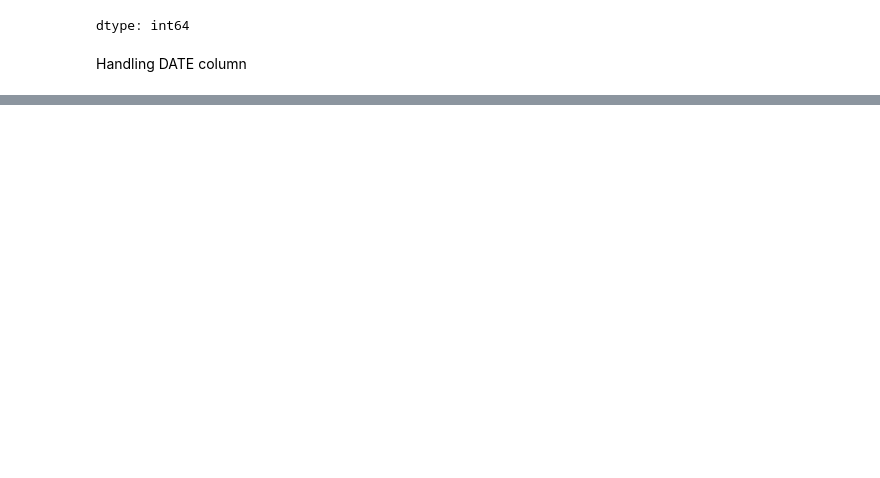
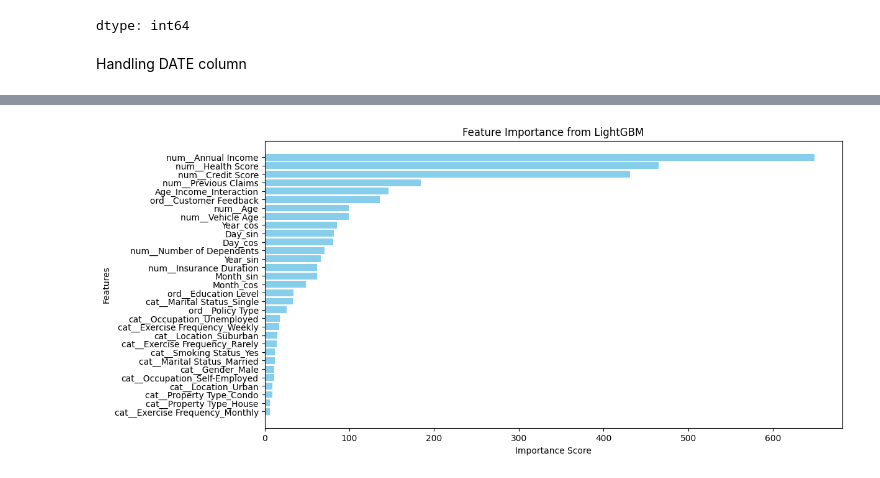
Before and after one commit to Lekxmentt/DS_projects-, a Jupyter notebook: Kaggle-Insurance/insurance_competition.ipynb, the cells around one changed output, grey strips where cells are left out. Saved outputs shown, nothing was run; the diff lists cells and outputs as text; code cells hidden in the pictures; blank space fills up the shorter version.

```diff
--- a/Kaggle-Insurance/insurance_competition.ipynb
+++ b/Kaggle-Insurance/insurance_competition.ipynb
@@ -122,8 +112,0 @@ for df in [df_train , df_test]:
-# %%
-numeric_columns = df_train.select_dtypes(include="number").columns
-numeric_columns = numeric_columns.tolist()
-
-date_col = ["Policy Start Date"]
-
-categorical_cols = df_train.select_dtypes(exclude="number").columns
-categorical_cols = categorical_cols.tolist()
@@ -794,0 +609,3 @@ LightGBM           766003.408417  675.528631 -0.002098
+# %%
+df_train_processed = pd.concat([df_train_processed, y_train.reset_index(drop=True)], axis=1)
+df_train_processed.shape
@@ -794,0 +638,81 @@ LightGBM           766003.408417  675.528631 -0.002098
+# %%
+import lightgbm as lgb
+from sklearn.model_selection import train_test_split
+from sklearn.metrics import mean_absolute_error, mean_squared_error, r2_score
+from sklearn.feature_selection import SelectKBest, f_regression
+import numpy as np
+import matplotlib.pyplot as plt
+import pandas as pd
+
+# Prepare data
+X = df_train_processed.drop(columns=["Premium Amount"])
+y = df_train_processed["Premium Amount"]
+
+# Train-test split
+X_train, X_val, y_train, y_val = train_test_split(X, y, test_size=0.2, random_state=42)
+
+# STEP 1: FEATURE IMPORTANCE FROM LIGHTGBM
+# Define and fit the LightGBM model
+model = lgb.LGBMRegressor(learning_rate=0.09, max_depth=-1, random_state=42)
+model.fit(X_train, y_train)
+
+# Get feature importances
+importance_df = pd.DataFrame({
+    "Feature": X.columns,
+    "Importance": model.feature_importances_
+}).sort_values(by="Importance", ascending=False)
+
+# Visualize feature importances
+plt.figure(figsize=(12, 6))
+plt.barh(importance_df["Feature"], importance_df["Importance"], color="skyblue")
+plt.gca().invert_yaxis()  # Reverse order for better readability
+plt.title("Feature Importance from LightGBM")
+plt.xlabel("Importance Score")
+plt.ylabel("Features")
+plt.show()
+
+# Select top features based on importance
+top_tree_features = importance_df["Feature"][:18]
+
+# STEP 2: UNIVARIATE ANALYSIS WITH SelectKBest
+selector = SelectKBest(f_regression, k=18)  # Select top 18 features
+X_train_selected = selector.fit_transform(X_train, y_train)
+
+# Get the selected features
+top_univariate_features = X_train.columns[selector.get_support()]
+
+# STEP 3: Combine features found in both analyses
+combined_selected_features = list(set(top_tree_features) & set(top_univariate_features))
+
+# STEP 4: Select the final features for training the model
+X_train_final = X_train[combined_selected_features]
+X_val_final = X_val[combined_selected_features]  # Apply the same feature selection to validation set
+
+# Train the final model with selected features
+final_model = lgb.LGBMRegressor(learning_rate=0.09, max_depth=-1, random_state=42)
+final_model.fit(X_train_final, y_train)
+
+# Print selected features
+print(f"Selected Features (Combined): {combined_selected_features}")
+
+# Evaluate model performance
+y_pred = final_model.predict(X_val_final)
+
+# Logarithmic metrics: Ensure non-negative values for log transformations
+y_val_safe = np.maximum(y_val, 1e-6)
+y_pred_safe = np.maximum(y_pred, 1e-6)
+
+# Metrics
+mae = mean_absolute_error(y_val, y_pred)
+rmse = np.sqrt(mean_squared_error(y_val, y_pred))
+y_val_log = np.log1p(y_val_safe)
+y_pred_log = np.log1p(y_pred_safe)
+rmsle = np.sqrt(mean_squared_error(y_val_log, y_pred_log))
+r2 = r2_score(y_val, y_pred)
+
+# Print the evaluation metrics
+print(f"Mean Absolute Error (MAE): {mae:.4f}")
+print(f"Root Mean Squared Error (RMSE): {rmse:.4f}")
+print(f"Root Mean Squared Logarithmic Error (RMSLE): {rmsle:.4f}")
+print(f"R-squared (R²): {r2:.4f}")
+# %% [output]
@@ -794,0 +726 @@ LightGBM           766003.408417  675.528631 -0.002098
+[figure, added]
```
Also changed, not shown: parts of 73 cells of this notebook.
